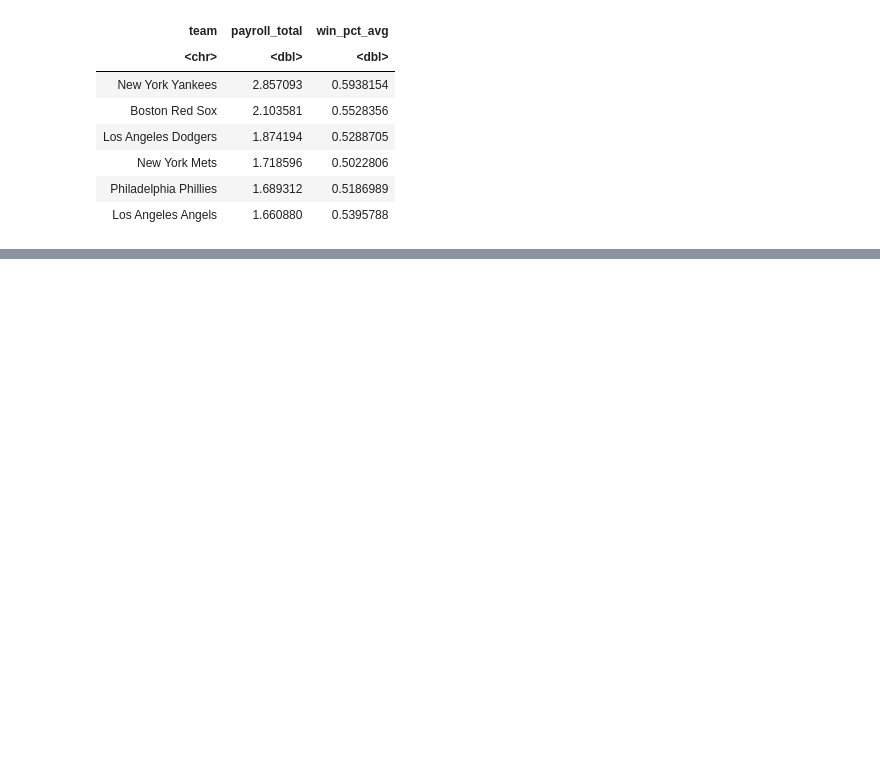
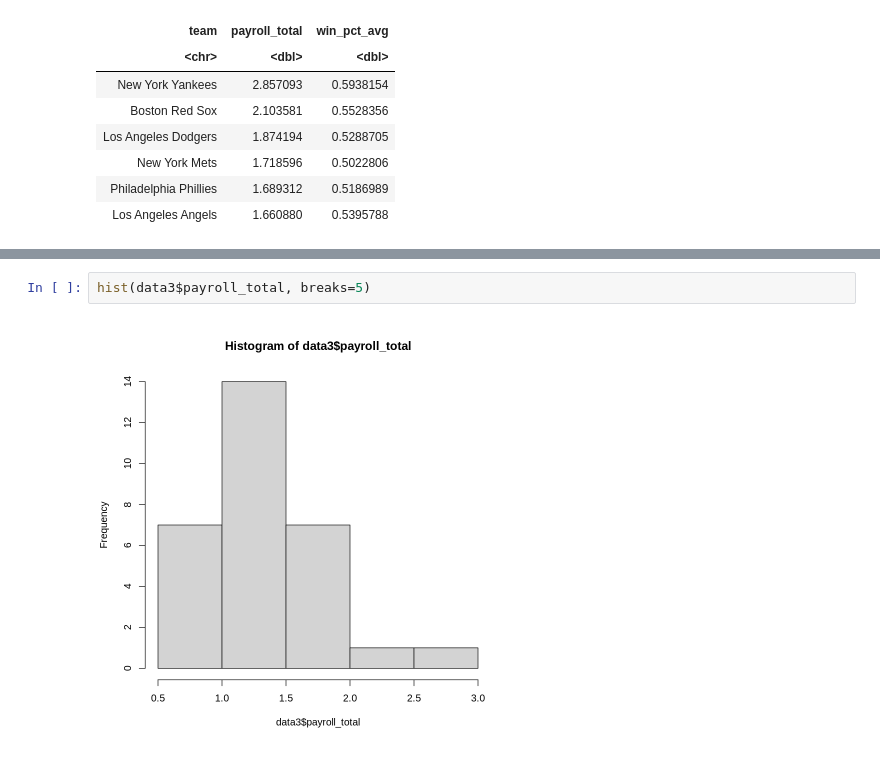
Before and after one commit to K1ngHungry/DataScienceClub, a Jupyter notebook: Baseball Case Study/Data_Preparation_EDA_Reference.ipynb, the cells around one changed output, grey strips where cells are left out. Saved outputs shown, nothing was run; the diff lists cells and outputs as text; blank space fills up the shorter version.

```diff
--- a/Baseball Case Study/Data_Preparation_EDA_Reference.ipynb
+++ b/Baseball Case Study/Data_Preparation_EDA_Reference.ipynb
@@ -232,0 +246,4 @@ A tibble: 6 × 3
+# %%
+hist(data3$payroll_total, breaks=5)
+# %% [output]
+[figure, added]
```
Also changed, not shown: parts of 5 cells of this notebook.
